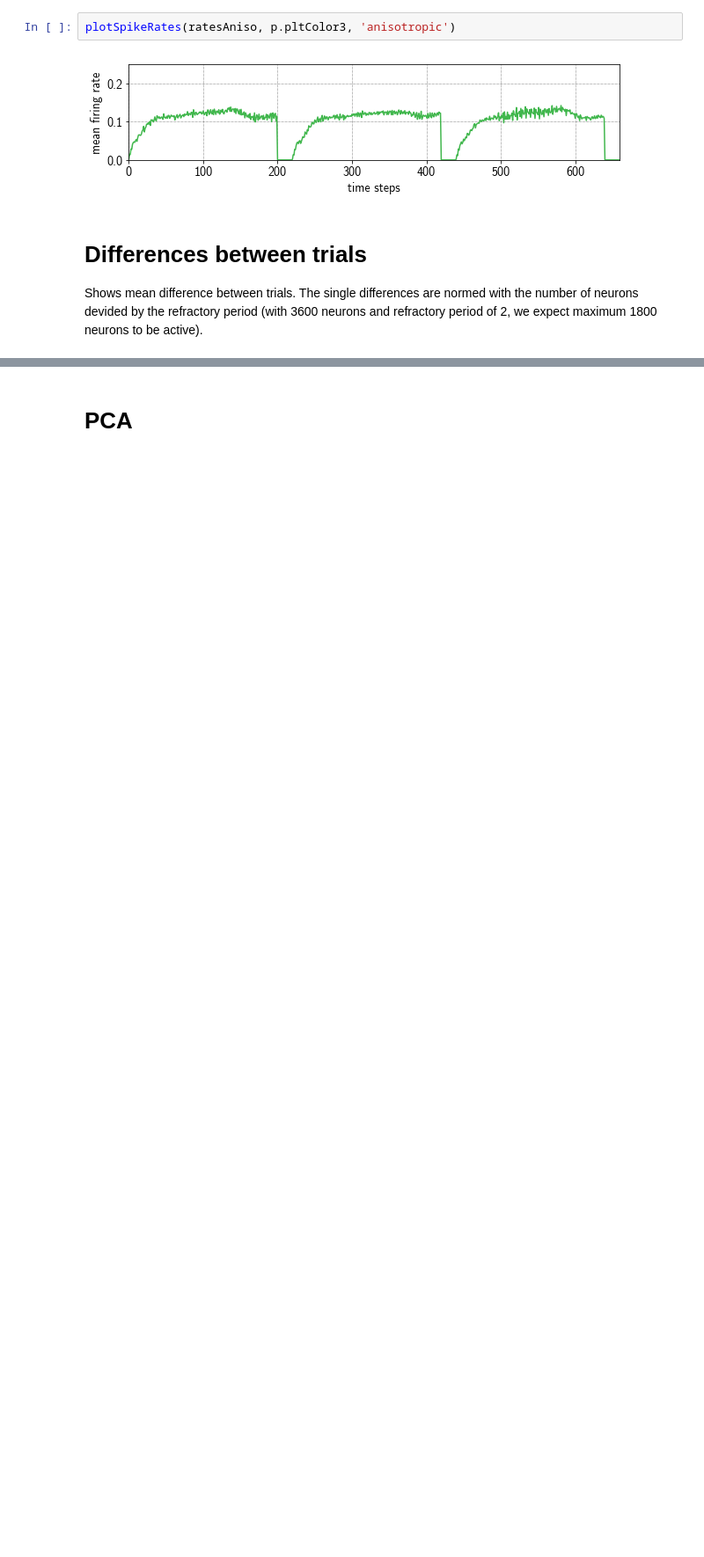
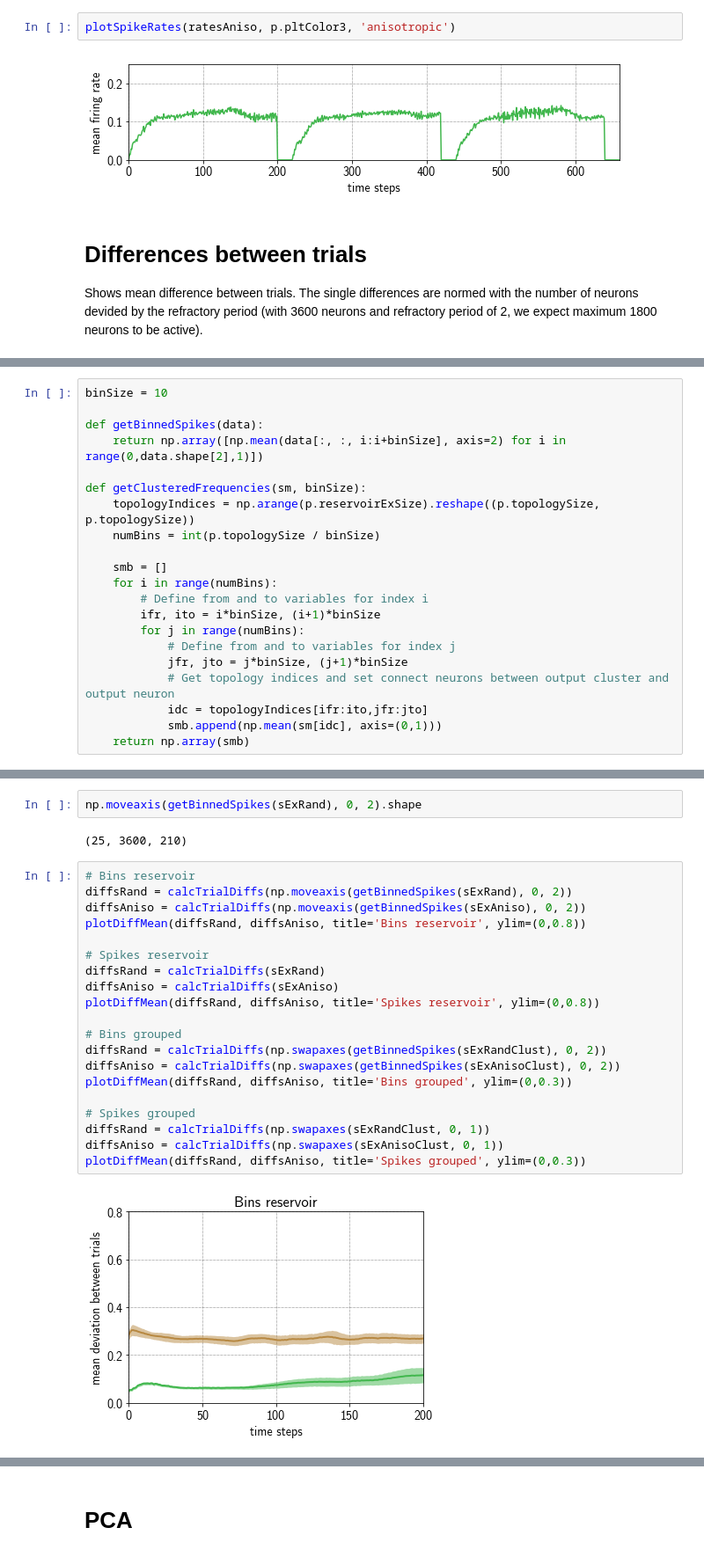
Before and after one commit to sagacitysite/pelenet, a Jupyter notebook: readout-learning_comparison.ipynb, the cells around one changed output, grey strips where cells are left out. Shown at 88% size. Saved outputs shown, nothing was run; the diff lists cells and outputs as text; blank space fills up the shorter version.

```diff
--- a/readout-learning_comparison.ipynb
+++ b/readout-learning_comparison.ipynb
@@ -142,0 +137,21 @@ plotDiffMean(diffsRand, diffsAniso)
+# %%
+binSize = 10
+
+def getBinnedSpikes(data):
+    return np.array([np.mean(data[:, :, i:i+binSize], axis=2) for i in range(0,data.shape[2],1)])
+
+def getClusteredFrequencies(sm, binSize):
+    topologyIndices = np.arange(p.reservoirExSize).reshape((p.topologySize, p.topologySize))
+    numBins = int(p.topologySize / binSize)
+
+    smb = []
+    for i in range(numBins):
+        # Define from and to variables for index i
+        ifr, ito = i*binSize, (i+1)*binSize
+        for j in range(numBins):
+            # Define from and to variables for index j
+            jfr, jto = j*binSize, (j+1)*binSize
+            # Get topology indices and set connect neurons between output cluster and output neuron
+            idc = topologyIndices[ifr:ito,jfr:jto]
+            smb.append(np.mean(sm[idc], axis=(0,1)))
+    return np.array(smb)
@@ -142,0 +162,26 @@ plotDiffMean(diffsRand, diffsAniso)
+# %%
+np.moveaxis(getBinnedSpikes(sExRand), 0, 2).shape
+# %% [output]
+(25, 3600, 210)
+# %%
+# Bins reservoir
+diffsRand = calcTrialDiffs(np.moveaxis(getBinnedSpikes(sExRand), 0, 2))
+diffsAniso = calcTrialDiffs(np.moveaxis(getBinnedSpikes(sExAniso), 0, 2))
+plotDiffMean(diffsRand, diffsAniso, title='Bins reservoir', ylim=(0,0.8))
+
+# Spikes reservoir
+diffsRand = calcTrialDiffs(sExRand)
+diffsAniso = calcTrialDiffs(sExAniso)
+plotDiffMean(diffsRand, diffsAniso, title='Spikes reservoir', ylim=(0,0.8))
+
+# Bins grouped
+diffsRand = calcTrialDiffs(np.swapaxes(getBinnedSpikes(sExRandClust), 0, 2))
+diffsAniso = calcTrialDiffs(np.swapaxes(getBinnedSpikes(sExAnisoClust), 0, 2))
+plotDiffMean(diffsRand, diffsAniso, title='Bins grouped', ylim=(0,0.3))
+
+# Spikes grouped
+diffsRand = calcTrialDiffs(np.swapaxes(sExRandClust, 0, 1))
+diffsAniso = calcTrialDiffs(np.swapaxes(sExAnisoClust, 0, 1))
+plotDiffMean(diffsRand, diffsAniso, title='Spikes grouped', ylim=(0,0.3))
+# %% [output]
+[figure, added]
```
Also changed, not shown: parts of 10 cells of this notebook, 4 other files.
